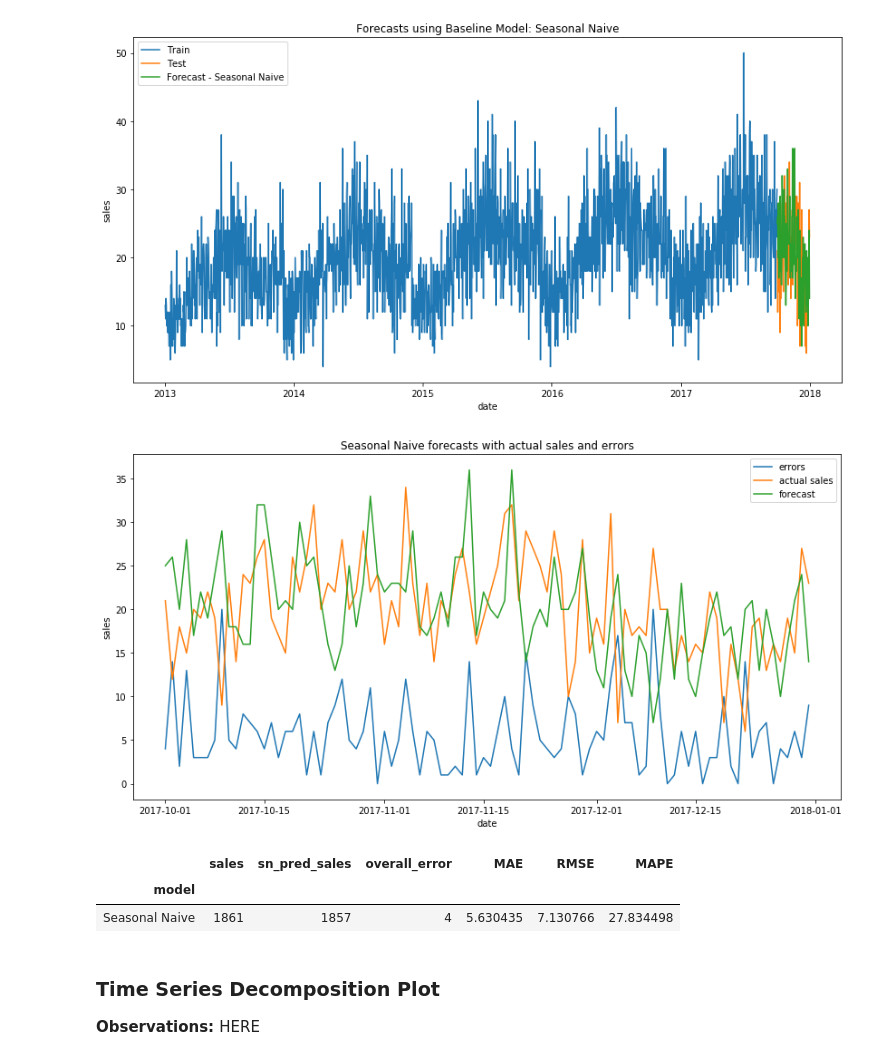
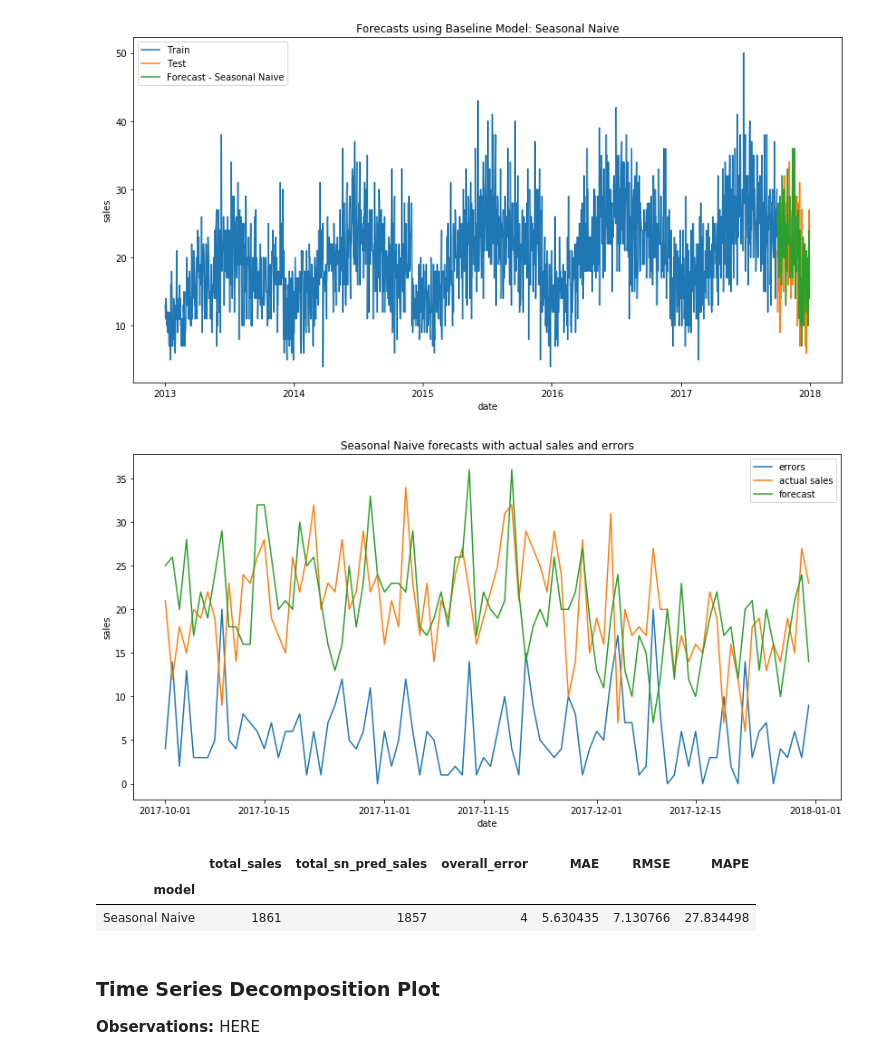
Before and after one commit to akshitvjain/product-sales-forecasting, a Jupyter notebook: notebook-sales-demand-forecasting.ipynb, the cells around one changed output. Saved outputs shown, nothing was run; the diff lists cells and outputs as text; code cells hidden in the pictures.

```diff
--- a/notebook-sales-demand-forecasting.ipynb
+++ b/notebook-sales-demand-forecasting.ipynb
@@ -57,5 +57,9 @@ test_df = temp_df.loc['2017-10-01':].reset_index(drop=False)
 train_df['year'] = train_df['date'].dt.year
 train_df['month'] = train_df['date'].dt.month
 train_df['day'] = train_df['date'].dt.day
+
+train_df['weekday'] = train_df['date'].dt.weekday
+train_df['weekday'] = np.where(train_df.weekday == 0, 7, train_df.weekday)
+
 train_df
 # %% [output]
@@ -149,38 +158,36 @@ errors_df['errors'] = test_df['sales'] - sn_pred_df['seasonal_naive_sales']
 errors_df.insert(0, 'model', 'Seasonal Naive')
 
 def mae(err):
     return np.mean(np.abs(err))
 
 def rmse(err):
     return np.sqrt(np.mean(err ** 2))
 
-# calulating
 def mape(err, sales=errors_df['sales']):
     return np.sum(np.abs(err))/np.sum(sales) * 100
 
-
-result_df = errors_df.groupby('model').agg(sales=('sales', 'sum'),
-                                           sn_pred_sales=('seasonal_naive_sales', 'sum'),
+result_df = errors_df.groupby('model').agg(total_sales=('sales', 'sum'),
+                                           total_sn_pred_sales=('seasonal_naive_sales', 'sum'),
                                            overall_error=('errors', 'sum'),
                                            MAE=('errors', mae),
                                            RMSE=('errors', rmse),
                                            MAPE=('errors', mape))
 
 
 plt.figure(figsize=(14,7))
 plt.plot(errors_df['date'], np.abs(errors_df['errors']), label='errors')
 plt.plot(errors_df['date'], errors_df['sales'], label='actual sales')
 plt.plot(errors_df['date'], errors_df['seasonal_naive_sales'], label='forecast')
 plt.legend(loc='best')
 plt.xlabel('date')
 plt.ylabel('sales')
 plt.title('Seasonal Naive forecasts with actual sales and errors')
 plt.show()
 
 result_df
 # %% [output]
 [figure]
-|  | sales | sn_pred_sales | overall_error | MAE | RMSE | MAPE |
+|  | total_sales | total_sn_pred_sales | overall_error | MAE | RMSE | MAPE |
 | model |  |  |  |  |  |  |
 | Seasonal Naive | 1861 | 1857 | 4 | 5.630435 | 7.130766 | 27.834498 |
 # %% [markdown]
```
Also changed, not shown: parts of 3 cells of this notebook.
